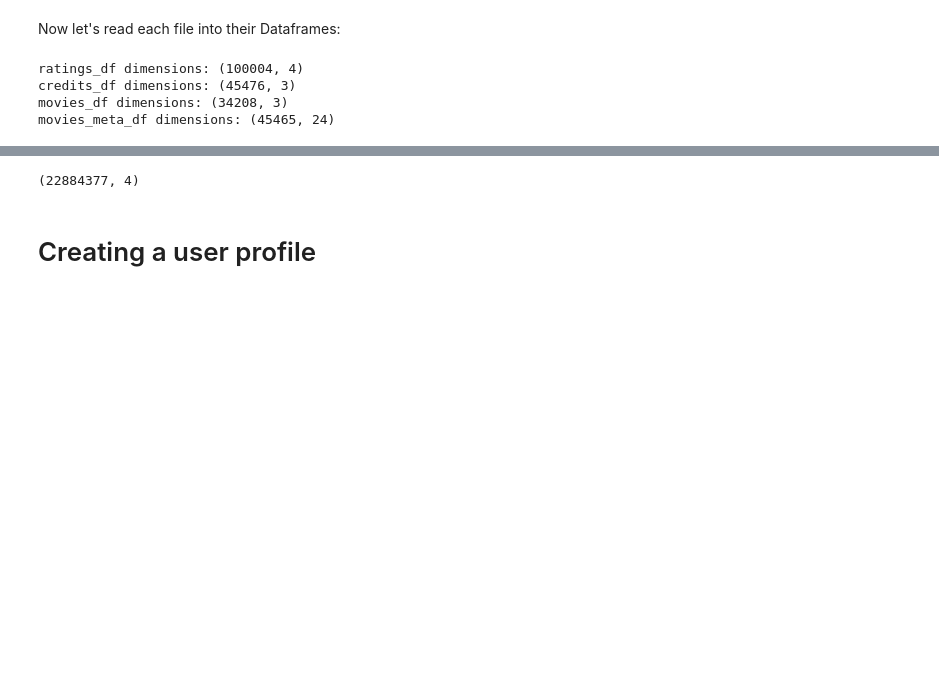
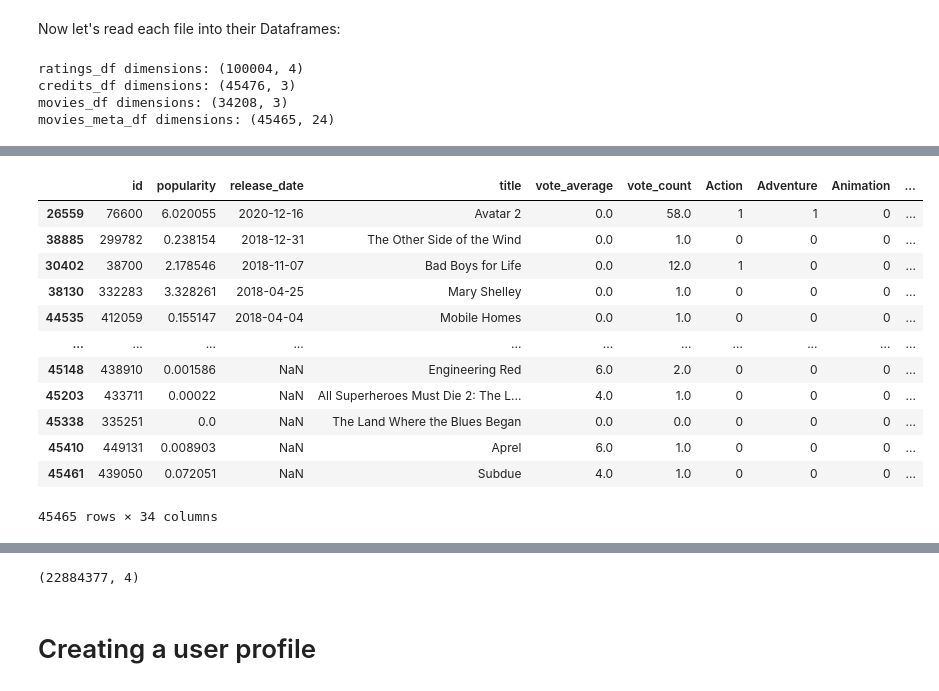
Before and after one commit to Laan33/Rec-Genie, a Jupyter notebook: cold-start-poc/RecGenie.ipynb, the cells around one changed output, grey strips where cells are left out. Saved outputs shown, nothing was run; the diff lists cells and outputs as text; code cells hidden in the pictures; blank space fills up the shorter version.

Commit message:
ONE hot encoding the genres!

```diff
--- a/cold-start-poc/RecGenie.ipynb
+++ b/cold-start-poc/RecGenie.ipynb
@@ -258,0 +280,18 @@ With that, let's also split the values in the **Genres** column into a **list of
+# %%
+sample_genres_movies_df = movies_df
+# sample_genres_movies_df['genres'] = sample_genres_movies_df['genres'].apply(ast.literal_eval)
+# sample_genres_movies_df.head()
+
+drop_entries = [7759, 7760, 7761, 11602, 11176, 33751, 29812, 2883]
+# Drop the genre entries with id's listed above
+# **1️⃣ Filter out genres with unwanted IDs**
+sample_genres_movies_df['genres'] = sample_genres_movies_df['genres'].apply(
+    lambda x: [genre for genre in x if genre['id'] not in drop_entries] if isinstance(x, list) else []
+)
+
+
+all_genres = set()
+for genres in sample_genres_movies_df['genres']:
+    for genre in genres:
+        all_genres.add(genre['name'])
+print(all_genres)
@@ -258,0 +300,5 @@ With that, let's also split the values in the **Genres** column into a **list of
+# %%
+
+# Extract genre names without ast.literal_eval
+sample_genres_movies_df['genre_list'] = sample_genres_movies_df['genres'].apply(lambda x: [genre['name'] for genre in x] if isinstance(x, list) else [])
+sample_genres_movies_df.head()
@@ -258,0 +312,18 @@ With that, let's also split the values in the **Genres** column into a **list of
+# %%
+from sklearn.preprocessing import MultiLabelBinarizer
+
+# Initialize MultiLabelBinarizer
+mlb = MultiLabelBinarizer()
+
+genre_ohe = pd.DataFrame(mlb.fit_transform(sample_genres_movies_df['genre_list']),
+                         columns=mlb.classes_,
+                         index=sample_genres_movies_df.index)
+
+# Merge back into sample_genres_movies_df
+sample_genres_movies_df = pd.concat([sample_genres_movies_df, genre_ohe], axis=1)
+
+# Drop unnecessary columns
+sample_genres_movies_df = sample_genres_movies_df.drop(columns=['genres', 'genre_list'])
+
+# print(sample_genres_movies_df.head())
+sample_genres_movies_df
@@ -258,0 +344,16 @@ With that, let's also split the values in the **Genres** column into a **list of
+# %%
+sample_genres_movies_df
+# %% [output]
+|  | id | popularity | release_date | title | vote_average | vote_count | Action | Adventure | Animation | ... |
+| 26559 | 76600 | 6.020055 | 2020-12-16 | Avatar 2 | 0.0 | 58.0 | 1 | 1 | 0 | ... |
+| 38885 | 299782 | 0.238154 | 2018-12-31 | The Other Side of the Wind | 0.0 | 1.0 | 0 | 0 | 0 | ... |
+| 30402 | 38700 | 2.178546 | 2018-11-07 | Bad Boys for Life | 0.0 | 12.0 | 1 | 0 | 0 | ... |
+| 38130 | 332283 | 3.328261 | 2018-04-25 | Mary Shelley | 0.0 | 1.0 | 0 | 0 | 0 | ... |
+| 44535 | 412059 | 0.155147 | 2018-04-04 | Mobile Homes | 0.0 | 1.0 | 0 | 0 | 0 | ... |
+| ... | ... | ... | ... | ... | ... | ... | ... | ... | ... | ... |
+| 45148 | 438910 | 0.001586 | NaN | Engineering Red | 6.0 | 2.0 | 0 | 0 | 0 | ... |
+| 45203 | 433711 | 0.00022 | NaN | All Superheroes Must Die 2: The L... | 4.0 | 1.0 | 0 | 0 | 0 | ... |
+| 45338 | 335251 | 0.0 | NaN | The Land Where the Blues Began | 0.0 | 0.0 | 0 | 0 | 0 | ... |
+| 45410 | 449131 | 0.008903 | NaN | Aprel | 6.0 | 1.0 | 0 | 0 | 0 | ... |
+| 45461 | 439050 | 0.072051 | NaN | Subdue | 4.0 | 1.0 | 0 | 0 | 0 | ... |
+45465 rows × 34 columns
```
Also changed, not shown: parts of 20 cells of this notebook.
